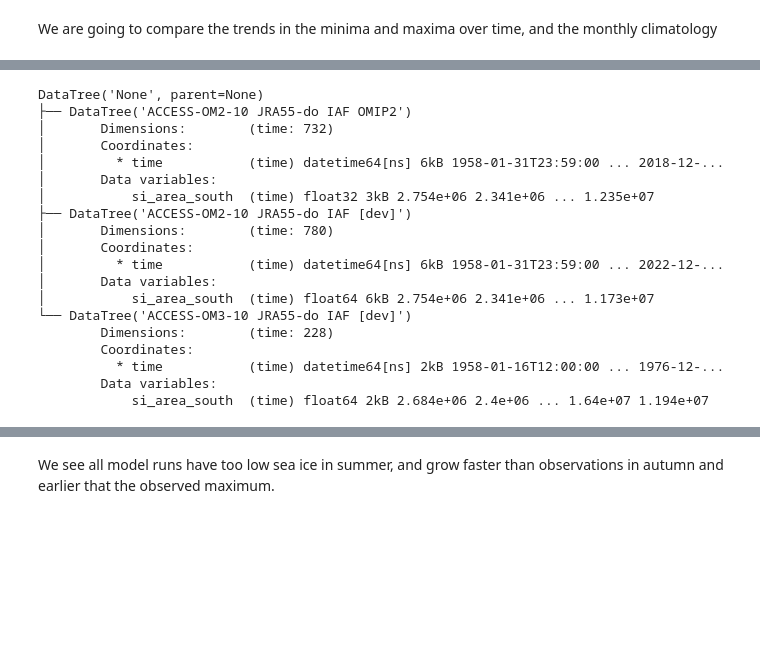
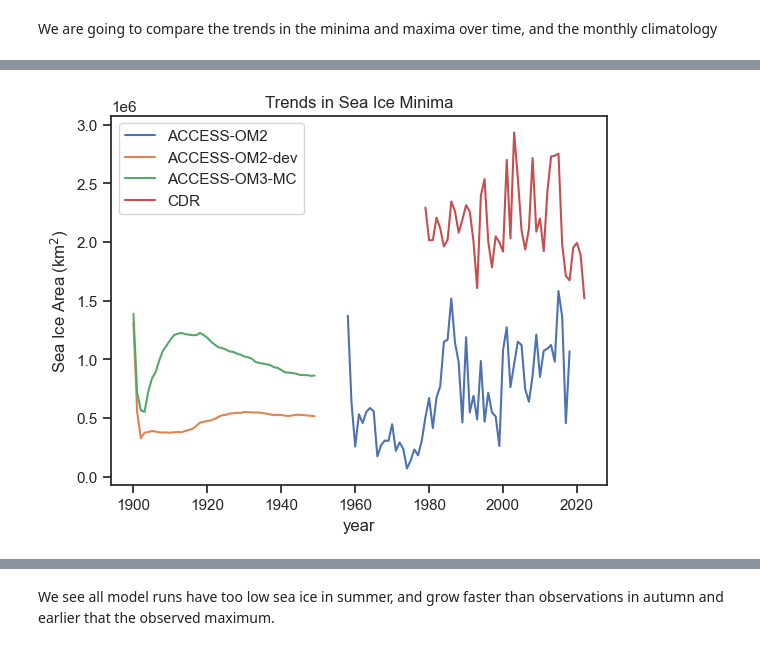
Before and after one commit to NoahDay/access-om3-analysis, a Jupyter notebook: Sea_Ice_Area_Concentration_Volume_with_Obs.ipynb, the cells around one changed output, grey strips where cells are left out. Saved outputs shown, nothing was run; the diff lists cells and outputs as text; code cells hidden in the pictures; blank space fills up the shorter version.

```diff
--- a/Sea_Ice_Area_Concentration_Volume_with_Obs.ipynb
+++ b/Sea_Ice_Area_Concentration_Volume_with_Obs.ipynb
@@ -1489,41 +1812,33 @@ We are going to compare the trends in the minima and maxima over time, and the m
 # %%
-@map_over_subtree
-def min_and_max(ds, hemisphere="south"):
-    def min_and_max_year(da):
-        result = xr.Dataset()
-        result["min"] = da.min()
-        result["max"] = da.max()
-        return result
-    if hemisphere == "south":
-        annual_min_max_ds = ds.si_area_south.groupby("time.year").apply(min_and_max_year)
-    else:
-        annual_min_max_ds = ds.si_area_north.groupby("time.year").apply(min_and_max_year)
+def min_and_max_year(da):
+    result = xr.Dataset()
+    result["min"] = da.min()
+    result["max"] = da.max()
+    return result
+
+def min_and_max(ds):
+    # root dataset in datatree is not used
+    if ds is None or 'time' not in ds:
+        return ds
+
+    annual_min_max_ds = ds.si_area.groupby("time.year").apply(min_and_max_year)
     return annual_min_max_ds
 
-model_min_max_sh_dt = min_and_max(model_area_sh_dt)
-model_min_max_extent_sh_dt = min_and_max(model_extent_sh_dt)
-
-model_min_max_nh_dt = min_and_max(model_area_nh_dt, hemisphere="north")
-model_min_max_extent_nh_dt = min_and_max(model_extent_nh_dt, hemisphere="north")
+model_min_max_dt = model_dt_combined['south']['area'].map_over_datasets(min_and_max)
-# %%
-model_extent_sh_dt
-# %% [output]
-DataTree('None', parent=None)
-├── DataTree('ACCESS-OM2-10 JRA55-do IAF OMIP2')
-│       Dimensions:        (time: 732)
-│       Coordinates:
-│         * time           (time) datetime64[ns] 6kB 1958-01-31T23:59:00 ... 2018-12-...
-│       Data variables:
-│           si_area_south  (time) float32 3kB 2.754e+06 2.341e+06 ... 1.235e+07
-├── DataTree('ACCESS-OM2-10 JRA55-do IAF [dev]')
-│       Dimensions:        (time: 780)
-│       Coordinates:
-│         * time           (time) datetime64[ns] 6kB 1958-01-31T23:59:00 ... 2022-12-...
-│       Data variables:
-│           si_area_south  (time) float64 6kB 2.754e+06 2.341e+06 ... 1.173e+07
-└── DataTree('ACCESS-OM3-10 JRA55-do IAF [dev]')
-        Dimensions:        (time: 228)
-        Coordinates:
-          * time           (time) datetime64[ns] 2kB 1958-01-16T12:00:00 ... 1976-12-...
-        Data variables:
-            si_area_south  (time) float64 2kB 2.684e+06 2.4e+06 ... 1.64e+07 1.194e+07
+# %%
+figpath = "/home/566/nd0349/access-om3-analysis/figures"
+# %%
+for group in model_min_max_dt.groups[1:]:
+    ds = model_min_max_dt[group].ds
+    if len(ds["min"]) > 1:
+        ds["min"].plot(label=group[1:])
+
+obs_area_dt["cdr_sh"].ds.cdr_area.groupby("time.year").min().plot(label="CDR")
+
+plt.title("Trends in Sea Ice Minima")
+plt.ylabel("Sea Ice Area (km$^2$)")
+
+_ = plt.legend()
+plt.savefig(os.path.join(figpath, "trends_si_min.png"), dpi=300)
+# %% [output]
+[figure, added]
```
Also changed, not shown: parts of 55 cells of this notebook, 4 other files.
